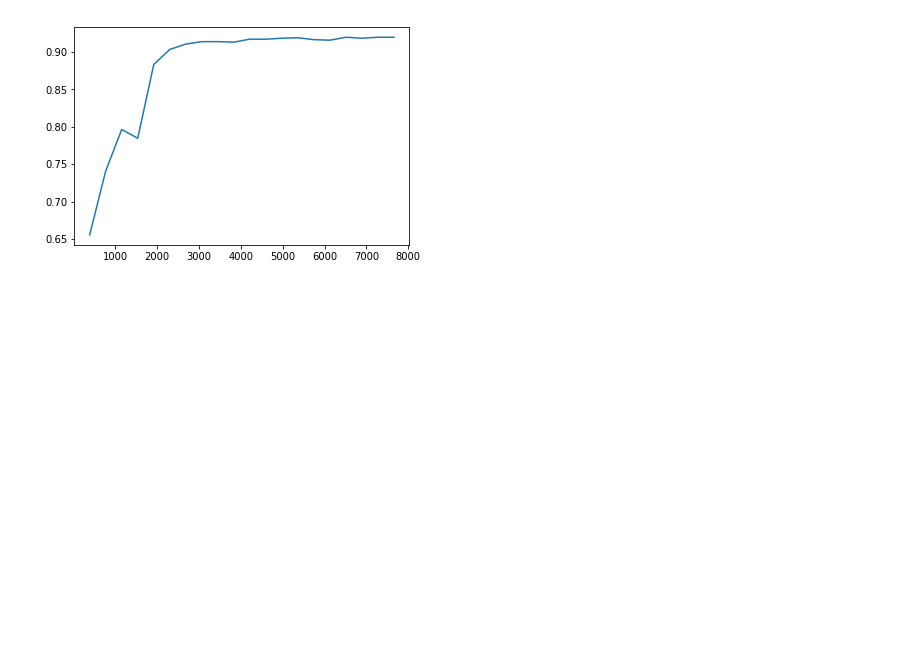
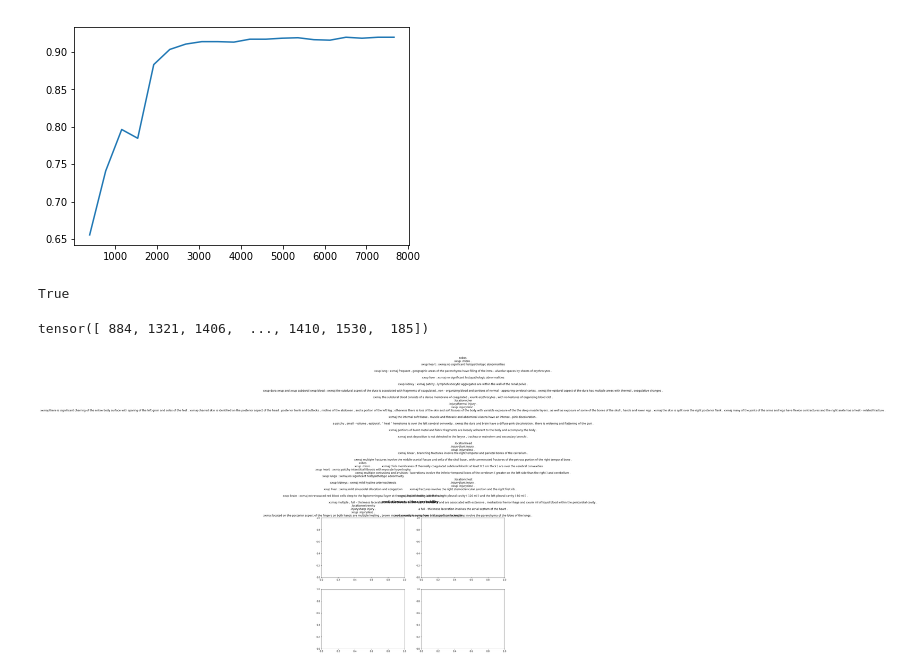
Before and after one commit to EstebanGuillen/ResearchMilestone, a Jupyter notebook: autopsy-ulmfit-simple-qrnn-suicide-homicide-accident.ipynb, the cells around one changed output. Saved outputs shown, nothing was run; the diff lists cells and outputs as text; code cells hidden in the pictures; blank space fills up the shorter version.

```diff
--- a/autopsy-ulmfit-simple-qrnn-suicide-homicide-accident.ipynb
+++ b/autopsy-ulmfit-simple-qrnn-suicide-homicide-accident.ipynb
@@ -106,3 +106,19 @@ learn.recorder.plot_losses()
 learn.recorder.plot_metrics()
 # %% [output]
 [figure]
+# %%
+interp = ClassificationInterpretation.from_learner(learn)
+
+losses,idxs = interp.top_losses()
+
+len(data_clas.valid_ds)==len(losses)==len(idxs)
+# %% [output]
+True
+# %%
+idxs
+# %% [output]
+tensor([ 884, 1321, 1406,  ..., 1410, 1530,  185])
+# %%
+interp.plot_top_losses(2, figsize=(15,11))
+# %% [output]
+[figure, added]
```
Also changed, not shown: parts of 1 cell of this notebook, 1 other file.
